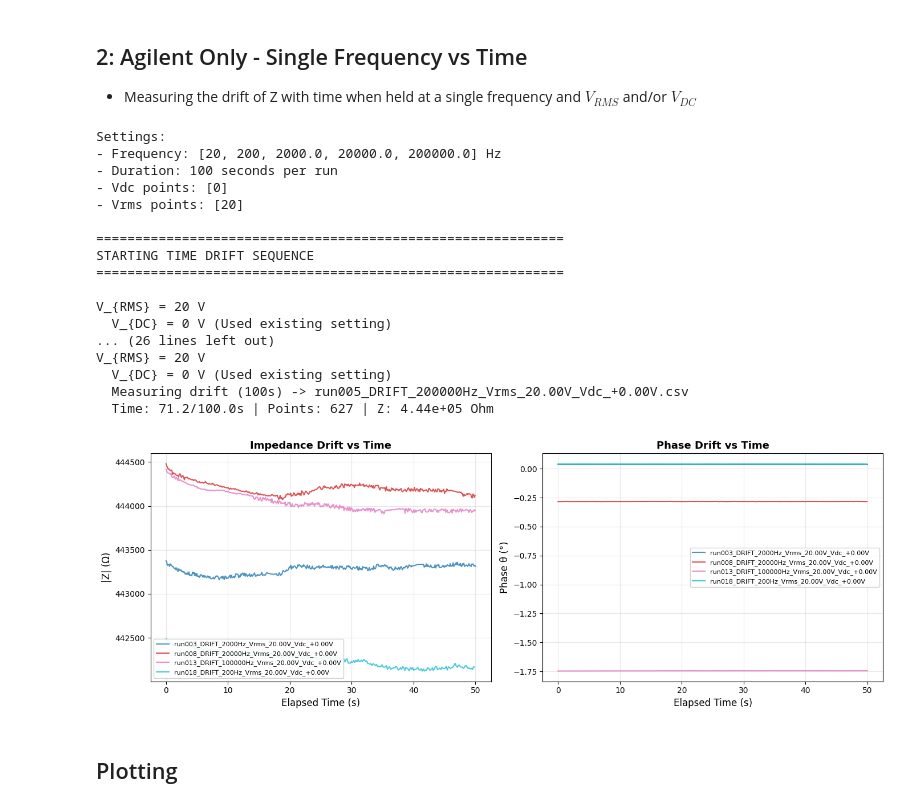
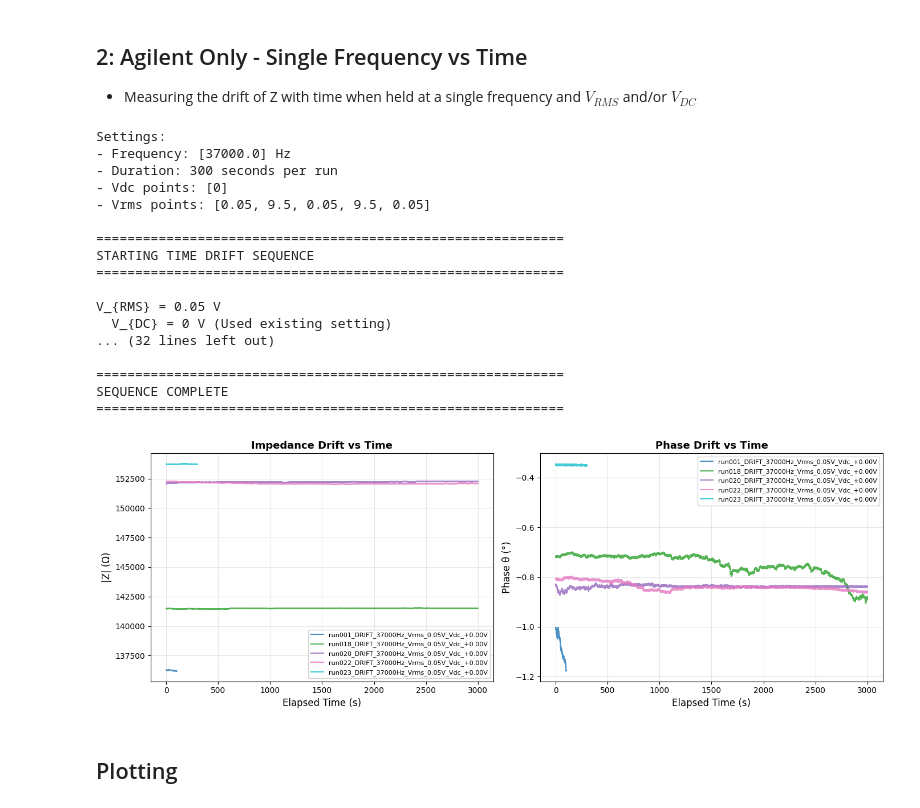
Before and after one commit to hc3413/Instrument_Control_Python, a Jupyter notebook: Jupyter Scripts/Agilent_Control.ipynb, the cells around one changed output. Saved outputs shown, nothing was run; the diff lists cells and outputs as text; code cells hidden in the pictures.

Commit message:
latest data

```diff
--- a/Jupyter Scripts/Agilent_Control.ipynb
+++ b/Jupyter Scripts/Agilent_Control.ipynb
@@ -38,7 +38,7 @@ from pathlib import Path
 run_count = 1
 
 # Output
-output_path = Path(r"C:\Users\F110216\Desktop\Data_Horatio\DV127")
+output_path = Path(r"C:\Users\F110216\Desktop\Data_Horatio\DR009")
 # %% [markdown]
 ## Intialise Instruments
 # %%
@@ -233,12 +238,12 @@ Plotted 4 files from C:\Users\F110216\Desktop\Data_Horatio\DV127\Hallbar
 ### Step 1: Define Time Scan Parameters
 # Parameters for DRIFT measurement
 Vdc_points = [0]        # List of DC Bias voltages (V)
-Vrms_points = [20]#, 0.05, 0.15, 1]             # List of AC Signal amplitudes (V)
-target_frequency_points = [20, 200, 2e3, 2e4, 2e5]       # Single frequency to hold (Hz)
-scan_duration = 100          # Duration per measurement (seconds) (e.g., 5 mins = 300s)
+Vrms_points = [0.05, ]             # List of AC Signal amplitudes (V)
+target_frequency_points = [37e3]       # Single frequency to hold (Hz)
+scan_duration = 300          # Duration per measurement (seconds) (e.g., 5 mins = 300s)
 
 # Output directory setup
-sweep_name = "time_drift_scan_hallbar__arm2arm_freqvar"
+sweep_name = "timescan_parallel_w05um_g1um_dev2_nextday"
 data_dir = output_path / sweep_name
 data_dir.mkdir(parents=True, exist_ok=True)
 
@@ -249,7 +254,7 @@ print(f"- Vdc points: {Vdc_points}")
 print(f"- Vrms points: {Vrms_points}")
 
 ### Step 2: Execute Measurement Loop
-run_count = 1
+run_count = 23
 
 print(f"\n{'='*60}")
 print(f"STARTING TIME DRIFT SEQUENCE")
@@ -305,28 +310,31 @@ print(f"SEQUENCE COMPLETE")
 print(f"{'='*60}")
 # %% [output]
 Settings:
-- Frequency: [20, 200, 2000.0, 20000.0, 200000.0] Hz
-- Duration: 100 seconds per run
+- Frequency: [37000.0] Hz
+- Duration: 300 seconds per run
 - Vdc points: [0]
-- Vrms points: [20]
+- Vrms points: [0.05, 9.5, 0.05, 9.5, 0.05]
 
 ============================================================
 STARTING TIME DRIFT SEQUENCE
 ============================================================
 
-V_{RMS} = 20 V
+V_{RMS} = 0.05 V
   V_{DC} = 0 V (Used existing setting)
-... (26 lines left out)
-V_{RMS} = 20 V
-  V_{DC} = 0 V (Used existing setting)
-  Measuring drift (100s) -> run005_DRIFT_200000Hz_Vrms_20.00V_Vdc_+0.00V.csv
-  Time: 71.2/100.0s | Points: 627 | Z: 4.44e+05 Ohm
+... (32 lines left out)
+
+============================================================
+SEQUENCE COMPLETE
+============================================================
 # %%
-### Step 3: Plot Measurements
+sweep_name ="timescan_parallel_w05um_g1um_dev2_nextday"
+data_dir = output_path / sweep_name
+
+### Step 3: Plot Measurements [0,2,5,7,9,10,12, 13, 15]
 # Re-load data from the specific drift directory
-plot_time_scan_comparison(data_dir, file_indices=[3,8,13,18], show_legend=True)
+plot_time_scan_comparison(data_dir, file_indices=[0,1, 3, 5, 7], show_legend=True, normalise = False)
 # %% [output]
-[figure, old version]
+[figure, new version]
 # %% [markdown]
 ## Plotting
 # %%
```
Also changed, not shown: parts of 6 cells of this notebook.
